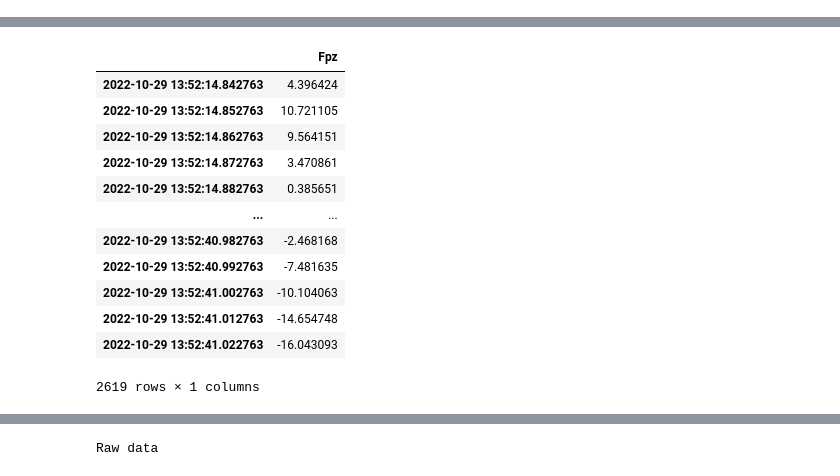
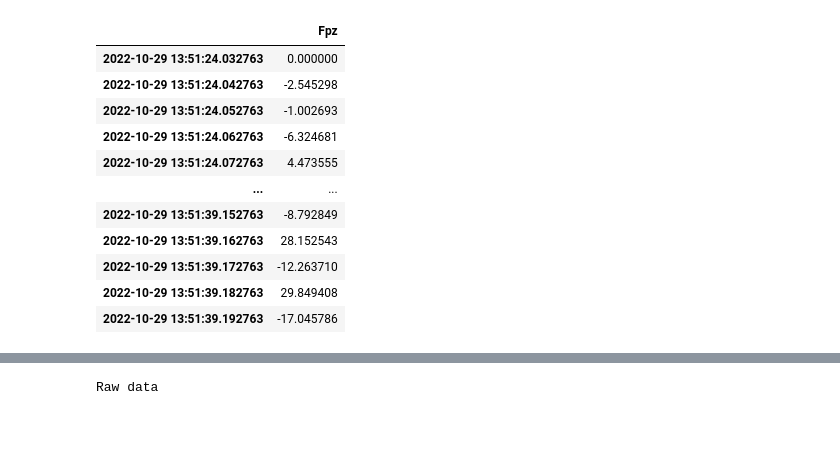
Before and after one commit to owalid/ntx-hackathon-2022, a Jupyter notebook: viz/viz.ipynb, the cells around one changed output, grey strips where cells are left out. Cells and saved outputs as stored; diff of their text form; code cells hidden in the pictures; blank space fills up the shorter version.

Commit message:
add get_df_range_event

```diff
--- a/viz/viz.ipynb
+++ b/viz/viz.ipynb
@@ -34,11 +34,32 @@ def display_ts(ts_df, title):
     plt.show()
 
 def get_df_with_event(ts_df, event_df, d):
-    start = event_df.loc[(event_df.data == f'"{d}"') & (event_df.label == 'start')].index
+    start_events = event_df.loc[(event_df.data == f'"{d}"')]
+    ref_start_date = start_events.index[0]
+    start = event_df.loc[(event_df.data == f'"{d}"') & (event_df.label == 'start')].index[0]
     end = event_df.loc[(event_df.data == f'"{d}"') & (event_df.label == 'stop')].index
-    return ts_df[start[0]:end[0]]
+
+    if len(end) == 0:
+        # Get the row after ref_start_date
+        end = event_df.index[event_df.index.get_loc(ref_start_date, method='ffill') + 1]
+    else:
+        end = end[0]
+
+    return ts_df[start:end]
 # %%
 (df_raw, df_events, df_filtered, df_bands) = get_dfs()
 # %%
-get_df_with_event(df_raw, df_events, 'base3')
+get_df_with_event(df_raw, df_events, 'base')
 # %% [output]
+|  | Fpz |
+| 2022-10-29 13:51:24.032763 | 0.000000 |
+| 2022-10-29 13:51:24.042763 | -2.545298 |
+| 2022-10-29 13:51:24.052763 | -1.002693 |
+| 2022-10-29 13:51:24.062763 | -6.324681 |
+| 2022-10-29 13:51:24.072763 | 4.473555 |
+| ... | ... |
+| 2022-10-29 13:51:39.152763 | -8.792849 |
+| 2022-10-29 13:51:39.162763 | 28.152543 |
+| 2022-10-29 13:51:39.172763 | -12.263710 |
+| 2022-10-29 13:51:39.182763 | 29.849408 |
+| 2022-10-29 13:51:39.192763 | -17.045786 |
@@ -47,16 +67,3 @@ DatetimeIndex(['2022-10-29 13:52:41.032600098'], dtype='datetime64[ns]', freq=No
-|  | Fpz |
-| 2022-10-29 13:52:14.842763 | 4.396424 |
-| 2022-10-29 13:52:14.852763 | 10.721105 |
-| 2022-10-29 13:52:14.862763 | 9.564151 |
-| 2022-10-29 13:52:14.872763 | 3.470861 |
-| 2022-10-29 13:52:14.882763 | 0.385651 |
-| ... | ... |
-| 2022-10-29 13:52:40.982763 | -2.468168 |
-| 2022-10-29 13:52:40.992763 | -7.481635 |
-| 2022-10-29 13:52:41.002763 | -10.104063 |
-| 2022-10-29 13:52:41.012763 | -14.654748 |
-| 2022-10-29 13:52:41.022763 | -16.043093 |
-2619 rows × 1 columns
 # %%
 df_events
 # %% [output]
```
Also changed, not shown: parts of 3 cells of this notebook.
